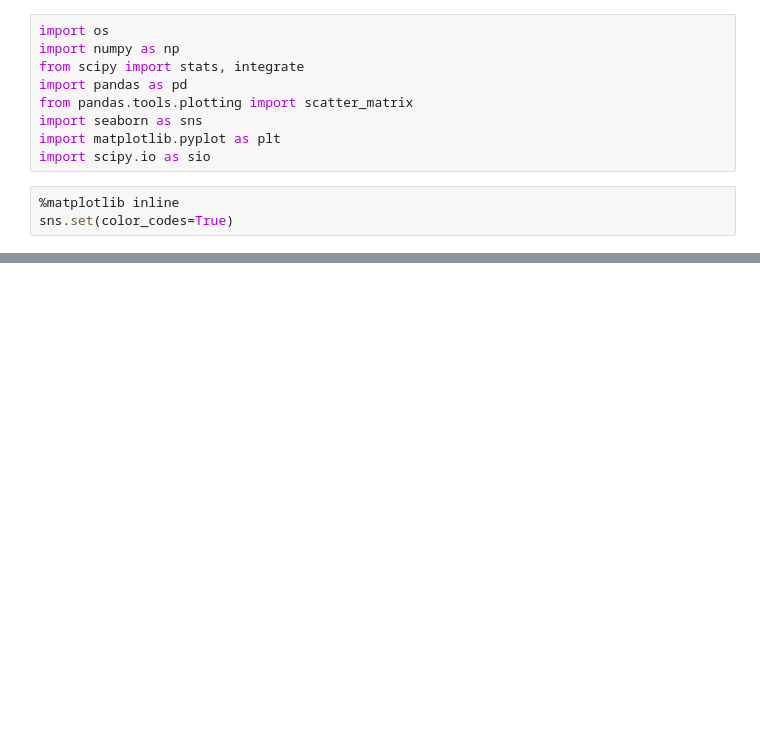
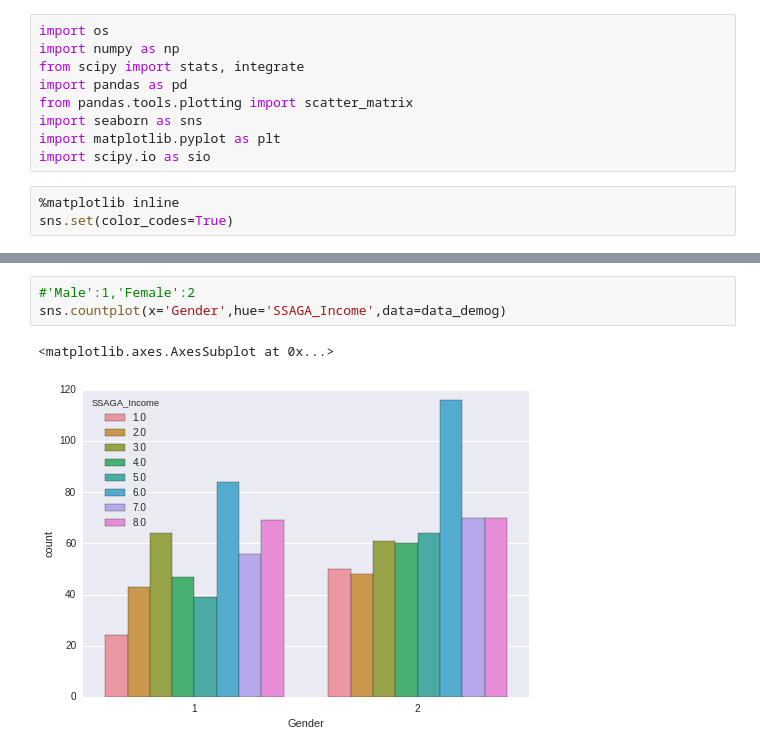
Before and after one commit to SIMEXP/hcp, a Jupyter notebook: HCP_pheno-corr_language-Copy1.ipynb, the cells around one changed output, grey strips where cells are left out. Saved outputs shown, nothing was run; the diff lists cells and outputs as text; blank space fills up the shorter version.

```diff
--- a/HCP_pheno-corr_language-Copy1.ipynb
+++ b/HCP_pheno-corr_language-Copy1.ipynb
@@ -127,0 +123,6 @@ Name: FD, dtype: object
+# %%
+#'Male':1,'Female':2
+sns.countplot(x='Gender',hue='SSAGA_Income',data=data_demog)
+# %% [output]
+<matplotlib.axes.AxesSubplot at 0x...>
+[figure, added]
```
Also changed, not shown: parts of 39 cells of this notebook.
